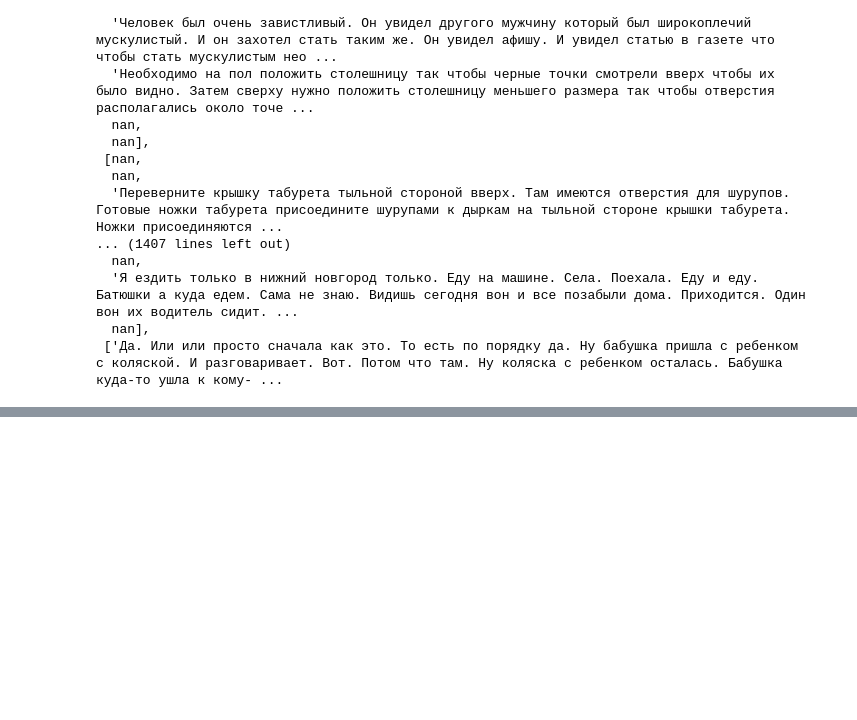
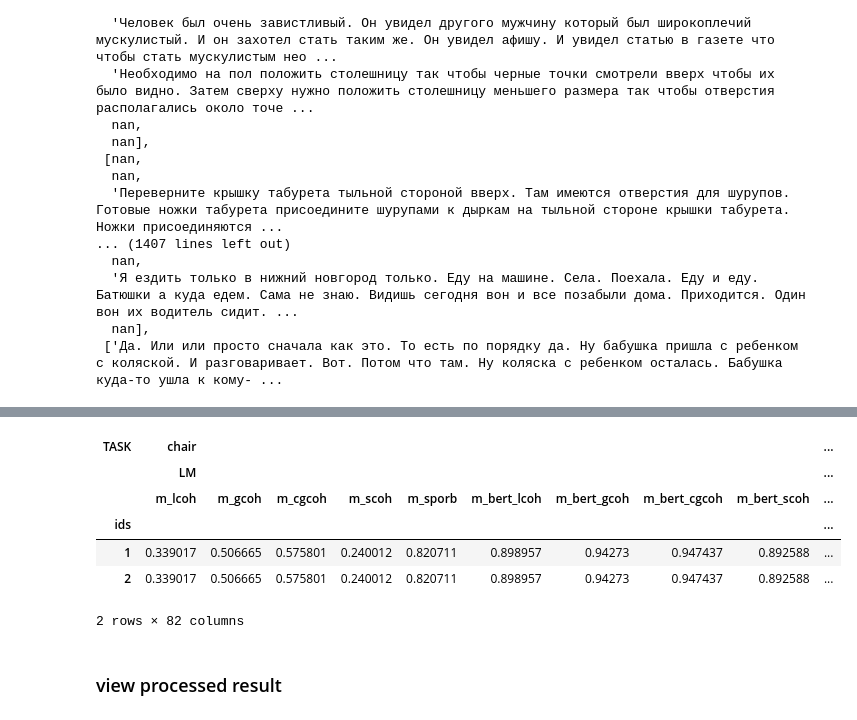
Before and after one commit to flying-bear/MA_thesis, a Jupyter notebook: preprocess_eaf.ipynb, the cells around one changed output, grey strips where cells are left out. Cells and saved outputs as stored; diff of their text form; code cells hidden in the pictures; blank space fills up the shorter version.

```diff
--- a/preprocess_eaf.ipynb
+++ b/preprocess_eaf.ipynb
@@ -464,0 +510,5 @@ long.dropna()
+# %%
+import numpy as np
+empty_df = pd.DataFrame([np.nan])
+empty_df.columns = pd.MultiIndex.from_tuples([('type', 'metric')])
+empty_df
@@ -464,0 +519,5 @@ long.dropna()
+# %%
+ex_dict = dict((y, x) for x, y in zip([ex_1_1, ex_2_1, empty_df], ["chair", "child", 'empty']))
+# %%
+res = pd.concat(ex_dict.values(), keys=ex_dict.keys(), names=["TASK"], axis=1)
+res
@@ -464,0 +530,3 @@ long.dropna()
+# %%
+ex_res = pd.concat([res, res], axis=0)
+ex_res
@@ -464,0 +540,11 @@ long.dropna()
+# %%
+ex_res['ids'] = [1, 2]
+ex_res.set_index('ids')
+# %% [output]
+| TASK | chair |  |  |  |  |  |  |  |  | ... |
+|  | LM |  |  |  |  |  |  |  |  | ... |
+|  | m_lcoh | m_gcoh | m_cgcoh | m_scoh | m_sporb | m_bert_lcoh | m_bert_gcoh | m_bert_cgcoh | m_bert_scoh | ... |
+| ids |  |  |  |  |  |  |  |  |  | ... |
+| 1 | 0.339017 | 0.506665 | 0.575801 | 0.240012 | 0.820711 | 0.898957 | 0.94273 | 0.947437 | 0.892588 | ... |
+| 2 | 0.339017 | 0.506665 | 0.575801 | 0.240012 | 0.820711 | 0.898957 | 0.94273 | 0.947437 | 0.892588 | ... |
+2 rows × 82 columns
@@ -464,0 +586,2 @@ long.dropna()
+# %% [markdown]
+### view processed result
```
Also changed, not shown: parts of 31 cells of this notebook.
